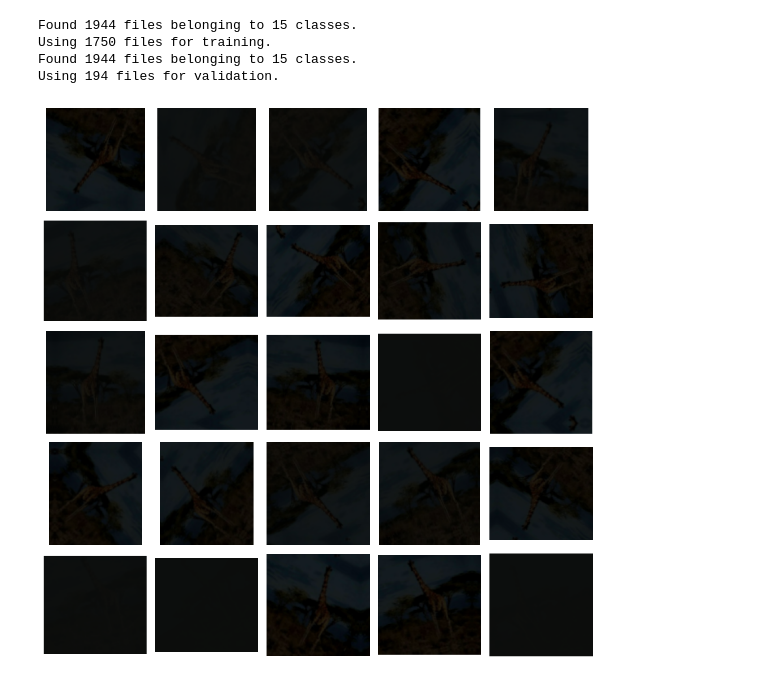
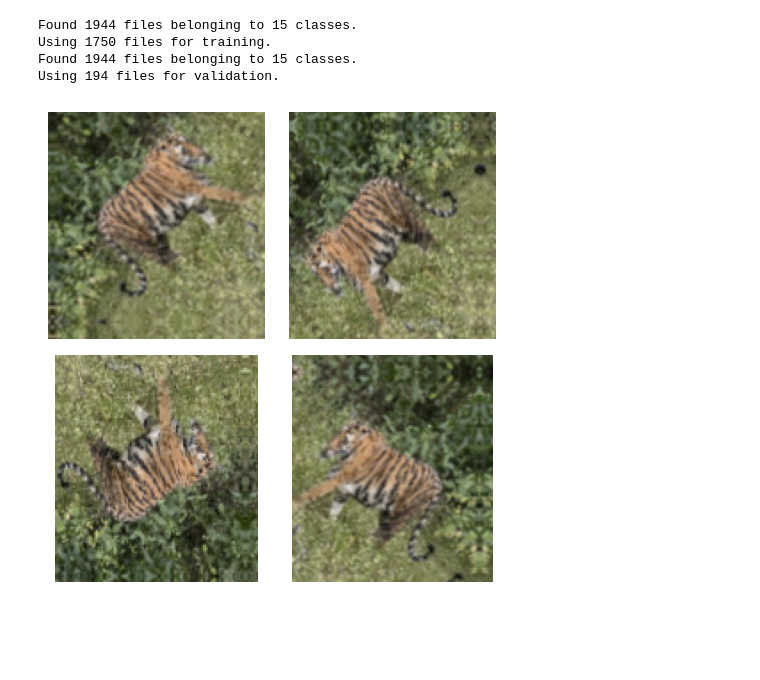
Before and after one commit to mohamzein1009/Animal-Recognition, a Jupyter notebook: Animal CNN.ipynb, the cells around one changed output. Drawn from its saved outputs; the diff is of its cells as text; code cells hidden in the pictures; blank space fills up the shorter version.

```diff
--- a/Animal CNN.ipynb
+++ b/Animal CNN.ipynb
@@ -27,20 +31,16 @@ warnings.filterwarnings("ignore") # to clean up output cells
 
 
 # Load training and validation sets
-train = image_dataset_from_directory('animal_data', labels='inferred', label_mode='int', subset='training',
+train = image_dataset_from_directory('animal_data', labels='inferred', label_mode='categorical', subset='training',
                                       validation_split=0.1, image_size=[128, 128], interpolation='nearest',
                                       batch_size=64, shuffle=True, seed=0)
-valid = image_dataset_from_directory('animal_data', labels='inferred', label_mode='int', subset='validation',
+valid = image_dataset_from_directory('animal_data', labels='inferred', label_mode='categorical', subset='validation',
                                      validation_split=0.1, image_size=[128, 128], interpolation='nearest',
                                      batch_size=64, shuffle=True, seed=0)
 # Data Pipeline
 def convert_to_float(image, label):
     image = tf.image.convert_image_dtype(image, dtype=tf.float32)
     return image, label
-
-AUTOTUNE = tf.data.experimental.AUTOTUNE
-train = (train.map(convert_to_float).cache().prefetch(buffer_size=AUTOTUNE))
-valid = (valid.map(convert_to_float).cache().prefetch(buffer_size=AUTOTUNE))
 # %% [output]
 Found 1944 files belonging to 15 classes.
 Using 1750 files for training.
@@ -49,21 +53,21 @@ Using 194 files for validation.
 # %%
 # all of the "factor" parameters indicate a percent-change
 augment = keras.Sequential([
-    preprocessing.RandomContrast(factor=1),
+    #preprocessing.RandomContrast(factor=0.5),
     preprocessing.RandomFlip(mode='horizontal'), # meaning, left-to-right
     preprocessing.RandomFlip(mode='vertical'), # meaning, top-to-bottom
     preprocessing.RandomWidth(factor=0.15), # horizontal stretch
     preprocessing.RandomRotation(factor=0.20),
     preprocessing.RandomTranslation(height_factor=0.1, width_factor=0.1)])
 
-ex = next(iter(images.unbatch().map(lambda x, y: x).batch(1)))
+ex = next(iter(train.unbatch().map(lambda x, y: x).batch(1)))
 
-plt.figure(figsize=(10,10))
-for i in range(25):
+plt.figure(figsize=(5,5))
+for i in range(4):
     image = augment(ex, training=True)
-    plt.subplot(5, 5, i+1)
+    plt.subplot(2, 2, i+1)
     plt.imshow(tf.squeeze(image))
     plt.axis('off')
 plt.show()
 # %% [output]
-[figure, old version]
+[figure, new version]
```
Also changed, not shown: parts of 8 cells of this notebook.
